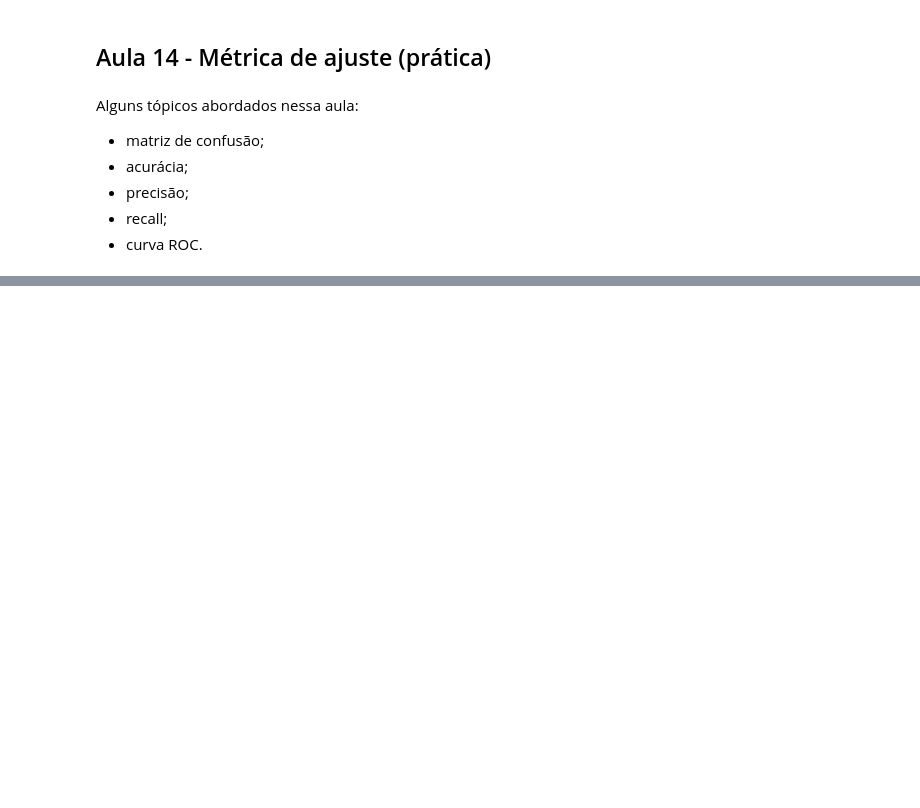
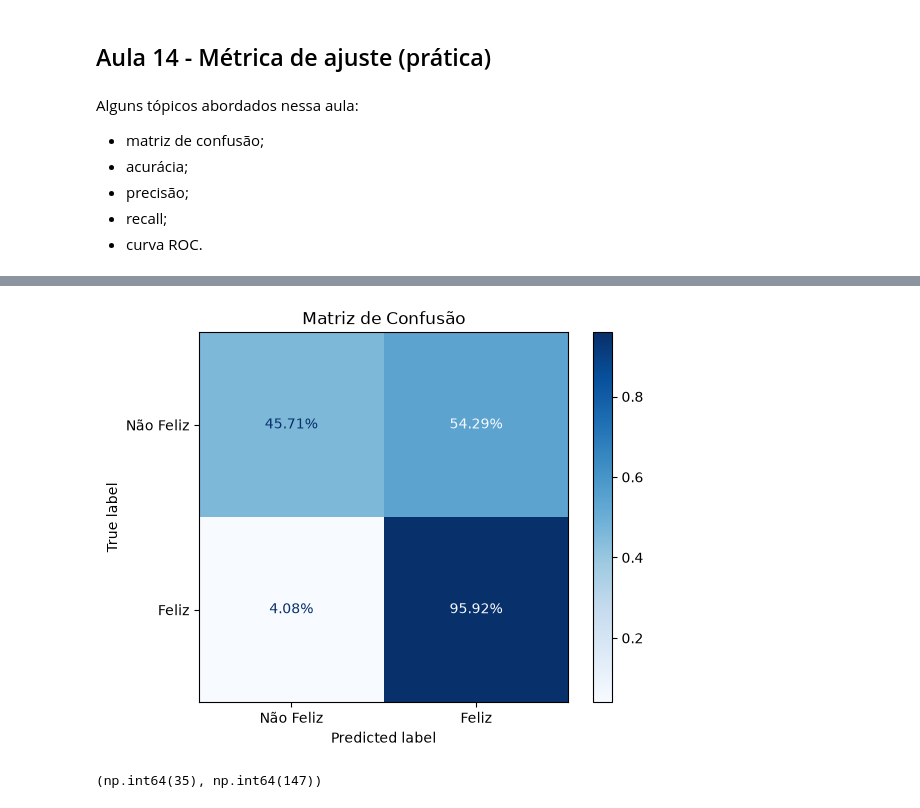
Before and after one commit to Igor-Scalzer010/Data-Science-Notes, a Jupyter notebook: notebooks/curso_youtube_ml/ml_yb.ipynb, the cells around one changed output, grey strips where cells are left out. Cells and saved outputs as stored; diff of their text form; code cells hidden in the pictures; blank space fills up the shorter version.

Commit message:
aula 14: estudos da matriz de confusão e acurácia

```diff
--- a/notebooks/curso_youtube_ml/ml_yb.ipynb
+++ b/notebooks/curso_youtube_ml/ml_yb.ipynb
@@ -1149,0 +1264,10 @@ Alguns tópicos abordados nessa aula:
+# %%
+# Uma forma de fazer isso é usando o método `drop` do DataFrame para remover a coluna alvo e, em seguida, usar o atributo `columns` para obter os nomes das colunas restantes. Por fim, podemos converter esses nomes de colunas em uma lista usando o método `tolist()`.
+features = df.drop("você_se_considera_uma_pessoa_feliz?", axis=1).columns.tolist()
+
+# Outra forma de fazer isso é através de uma interação sobre as colunas do DataFrame e adicionando os nomes das colunas que não são a coluna alvo a uma lista de features.
+# for column in df.columns:
+#     if column != "você_se_considera_uma_pessoa_feliz?":
+#         features.append(column)
+
+df[features]
@@ -1149,0 +1290,6 @@ Alguns tópicos abordados nessa aula:
+# %%
+X_train = df[features]
+y_train = df["você_se_considera_uma_pessoa_feliz?"]
+
+model_tree = tree.DecisionTreeClassifier(random_state=42, min_samples_leaf=5)
+model_tree.fit(X_train, y_train)
@@ -1149,0 +1298,9 @@ Alguns tópicos abordados nessa aula:
+# %%
+model_tree_predict = model_tree.predict(X_train)
+# %%
+df_predict = pd.DataFrame({
+    "real": y_train,
+    "predito": model_tree_predict
+})
+
+df_predict
@@ -1149,0 +1344,19 @@ Alguns tópicos abordados nessa aula:
+# %%
+from sklearn.metrics import ConfusionMatrixDisplay
+
+ConfusionMatrixDisplay.from_predictions(
+    y_true=df_predict["real"],
+    y_pred=df_predict["predito"],
+    display_labels=["Não Feliz", "Feliz"],
+    cmap="Blues",
+    normalize="true",
+    values_format=".2%"
+)
+plt.title("Matriz de Confusão")
+plt.show()
+# %% [output]
+[figure, added]
+# %%
+(df_predict["real"] == 0).sum(), (df_predict["real"] == 1).sum()
+# %% [output]
+(np.int64(35), np.int64(147))
```
Also changed, not shown: parts of 13 cells of this notebook.
